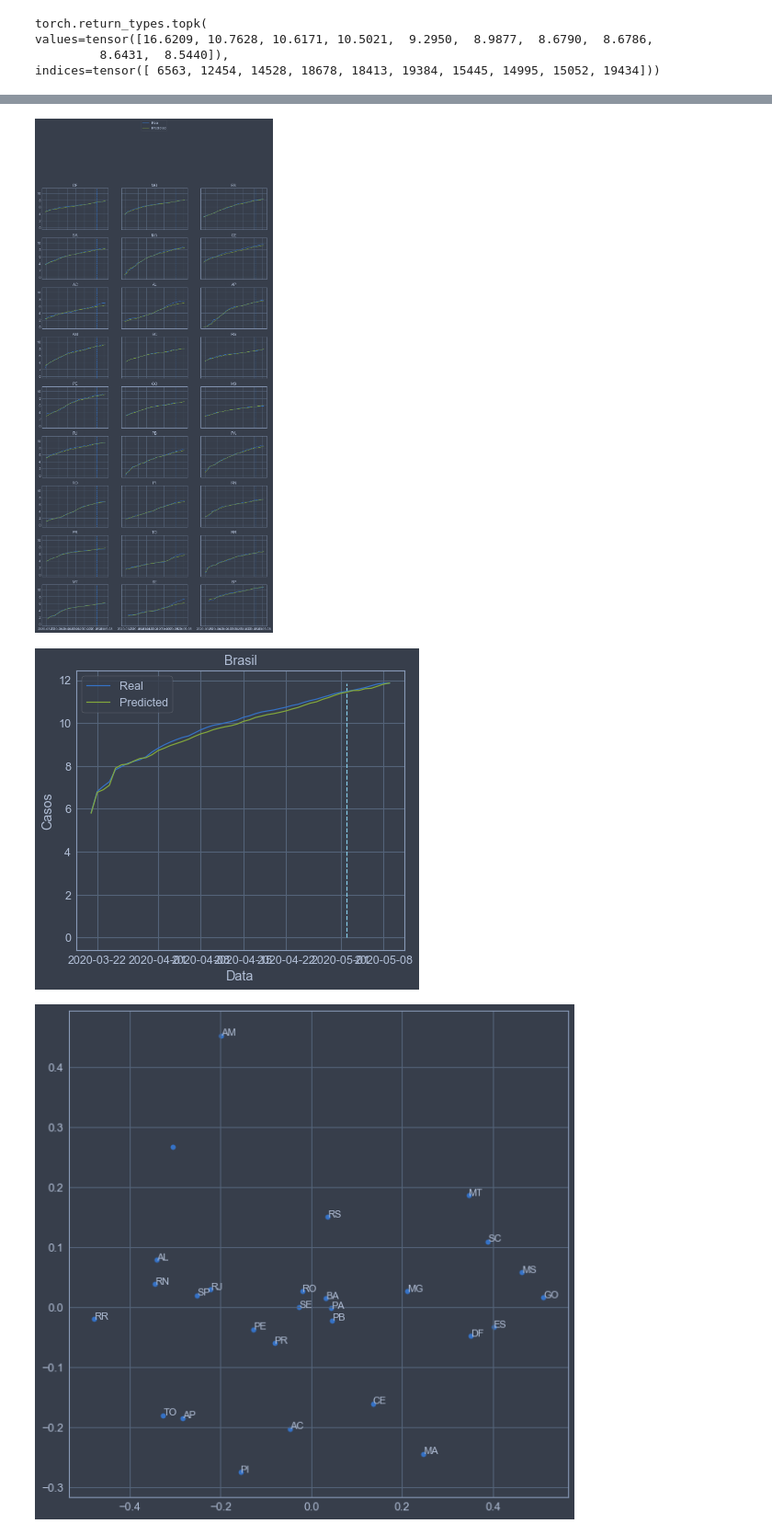
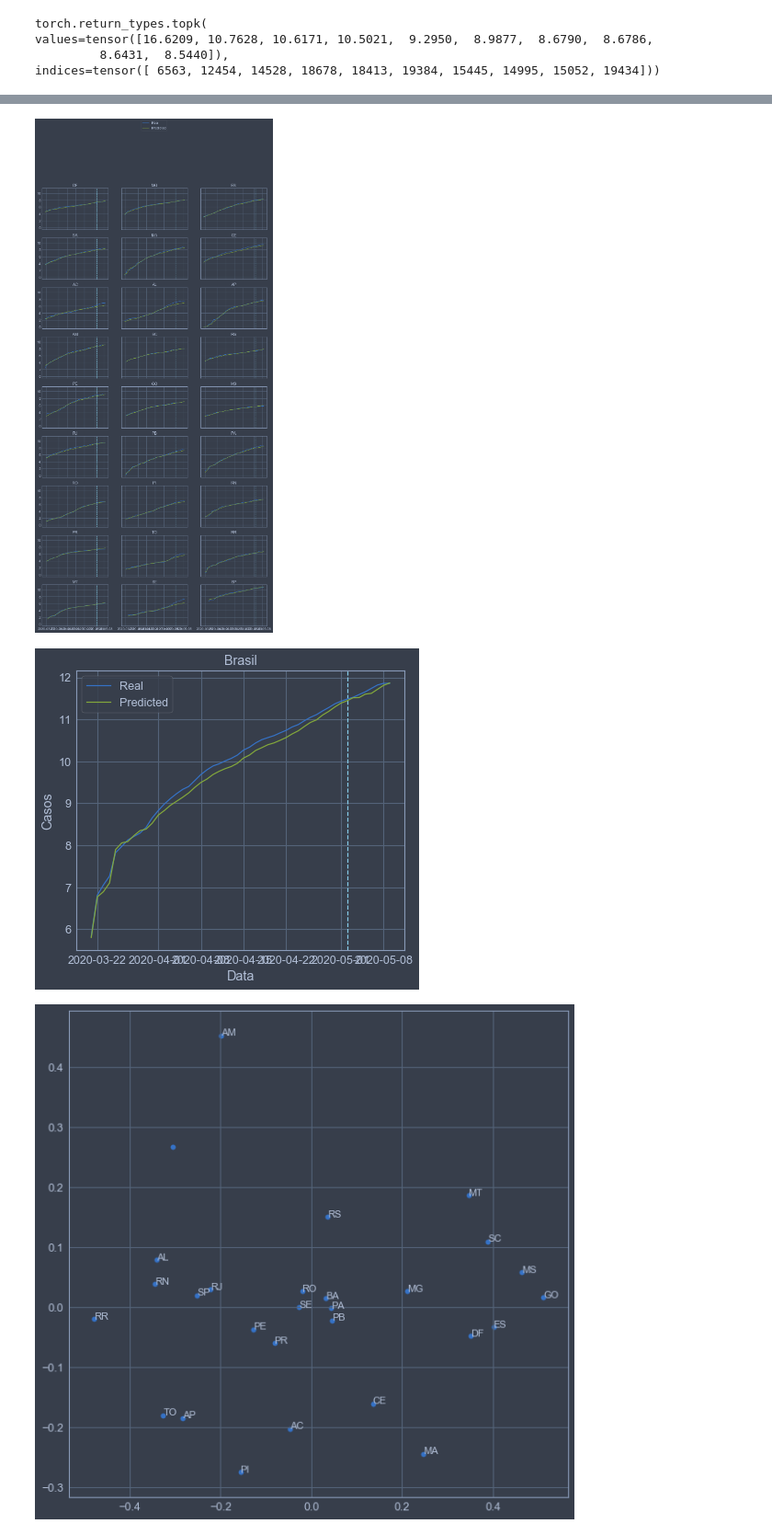
Before and after one commit to erikson84/covid19, a Jupyter notebook: casos_municipios.ipynb, the cells around one changed output, grey strips where cells are left out. Shown at 92% size. Drawn from its saved outputs; the diff is of its cells as text; code cells hidden in the pictures.

```diff
--- a/casos_municipios.ipynb
+++ b/casos_municipios.ipynb
@@ -284,7 +228,7 @@ for idx1 in range(9):
         #x, y, y_hat, len(x), cut_idx
         #axs[idx1, idx2].vlines(x=train_data.DATA.dt.date[cut_idx], ymin=0, ymax=10, linestyles='dashed', colors='skyblue')
         axs[idx1, idx2].plot(x, y, x, y_hat)
-        axs[idx1, idx2].axvline(x=train_data.DATA.dt.date[cut_idx], linestyle='dashed')
+        axs[idx1, idx2].axvline(x=train_data.DATA.dt.date[cut_idx], linestyle='dashed', color='skyblue')
         axs[idx1, idx2].set_title(state_dic[state])
         #axs[idx1, idx2].title(state)
         #axs[idx1, idx2].xlabel('Data')
@@ -292,23 +236,25 @@ for idx1 in range(9):
 plt.figlegend(['Real', 'Predicted'], loc='upper center')
 plt.show()
 # %% [output]
-[figure, old version]
+[figure, new version]
 # %%
 x = train_data.DATA.unique()
 y = log(train_data.groupby('DATA').cases.sum())
 y_hat = log(train_data.groupby('DATA').pred_exp.sum())
 #x, y, y_hat
-plt.vlines(x=train_data.DATA.dt.date[cut_idx], ymin=0, ymax=max(y_hat), linestyles='dashed', colors='skyblue')
-plt.plot(x, y, x, y_hat)
+plt.axvline(x=train_data.DATA.dt.date[cut_idx], linestyle='dashed', color='skyblue')
+plt.plot(x, y, label='Real')
+plt.plot(x, y_hat, label='Predicted')
 plt.title('Brasil')
 plt.xlabel('Data')
 plt.ylabel('Casos')
-plt.legend(['Real', 'Predicted'])
+plt.legend()
+#plt.legend(['Validation set', 'Real', 'Predicted'])
 plt.show()
 #(ggplot(train_data[train_data.MUNICIPIO.eq('Porto Alegre')][['INT', 'DATA']], aes('DATA', 'INT'))
 # + geom_line() + theme_dark() +xlab('Data') + ylab('Internações') + ggtitle('Porto Alegre'))
 # %% [output]
-[figure, old version]
+[figure, new version]
 # %%
 embs = learn.model.embeds[1].weight.data.cpu()
 uf_pca = embs.pca(3)
```
Also changed, not shown: parts of 11 cells of this notebook.
